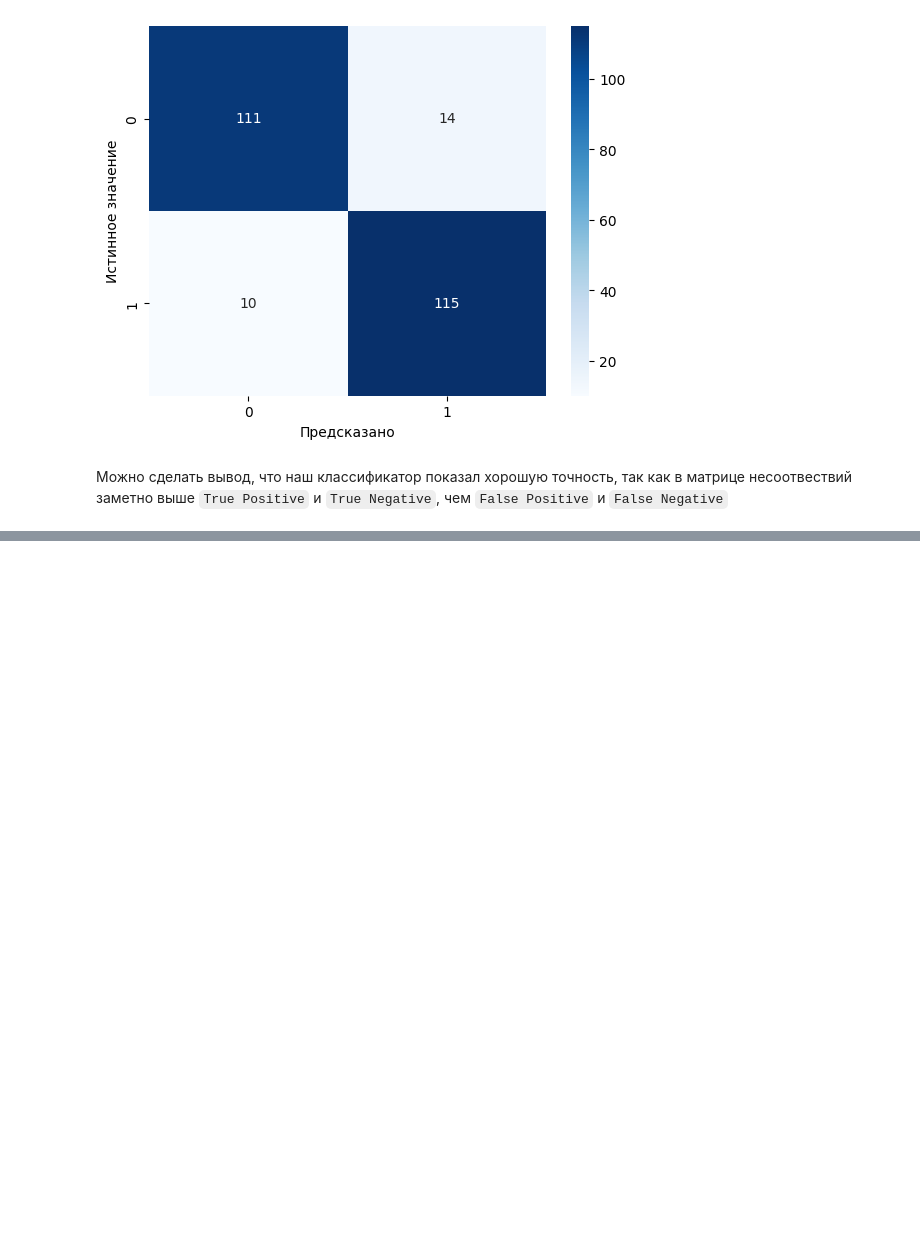
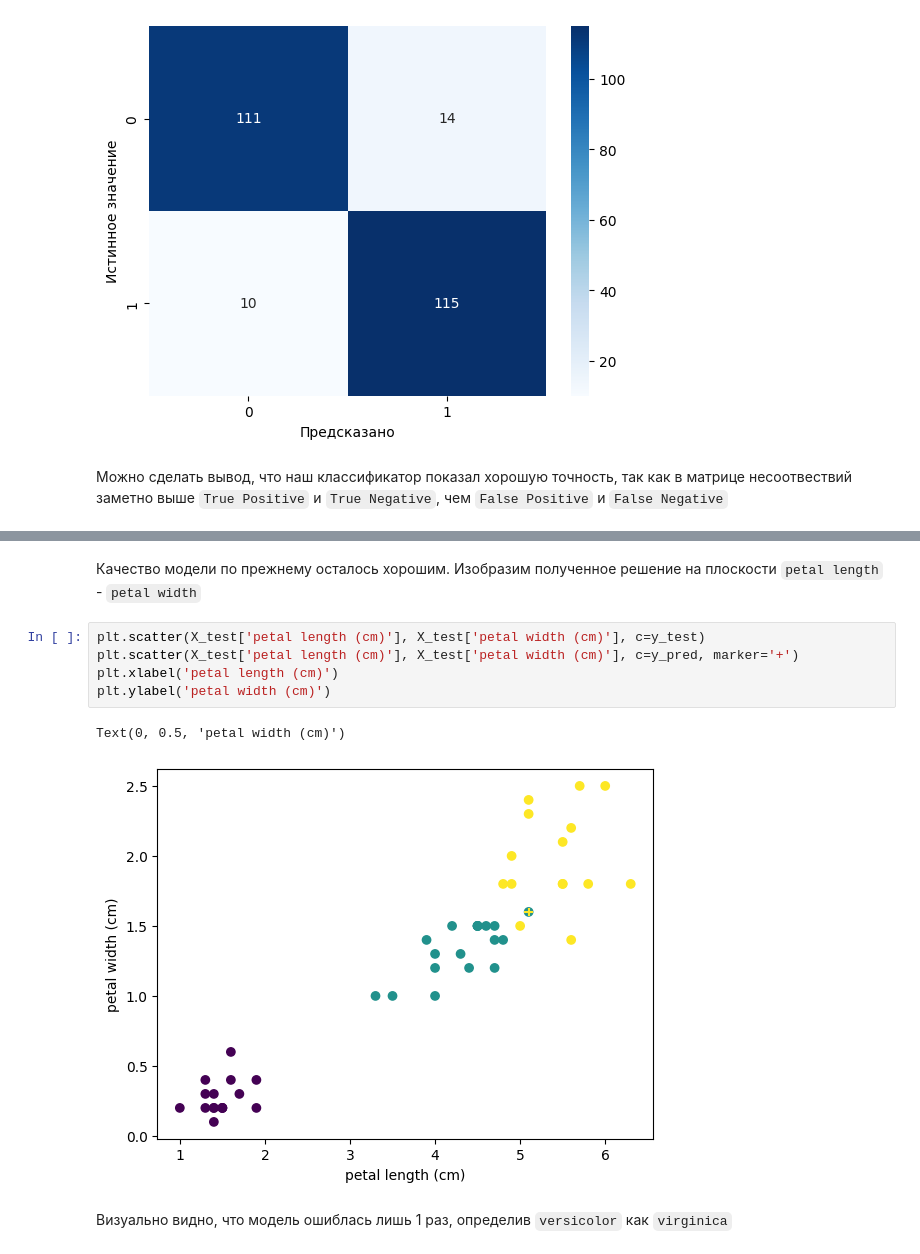
Before and after one commit to ArtemDyrdin/MachineLearning, a Jupyter notebook: LogisticRegression/iris_classifier.ipynb, the cells around one changed output, grey strips where cells are left out. Drawn from its saved outputs; the diff is of its cells as text; blank space fills up the shorter version.

````diff
--- a/LogisticRegression/iris_classifier.ipynb
+++ b/LogisticRegression/iris_classifier.ipynb
@@ -113,0 +141,12 @@ Text(50.722222222222214, 0.5, 'Истинное значение')
+# %% [markdown]
+Качество модели по прежнему осталось хорошим. Изобразим полученное решение на плоскости ```petal length```  - ```petal width```
+# %%
+plt.scatter(X_test['petal length (cm)'], X_test['petal width (cm)'], c=y_test)
+plt.scatter(X_test['petal length (cm)'], X_test['petal width (cm)'], c=y_pred, marker='+')
+plt.xlabel('petal length (cm)')
+plt.ylabel('petal width (cm)')
+# %% [output]
+Text(0, 0.5, 'petal width (cm)')
+[figure, added]
+# %% [markdown]
+Визуально видно, что модель ошиблась лишь 1 раз, определив ```versicolor``` как ```virginica```
````
Also changed, not shown: parts of 4 cells of this notebook, 3 other files.
